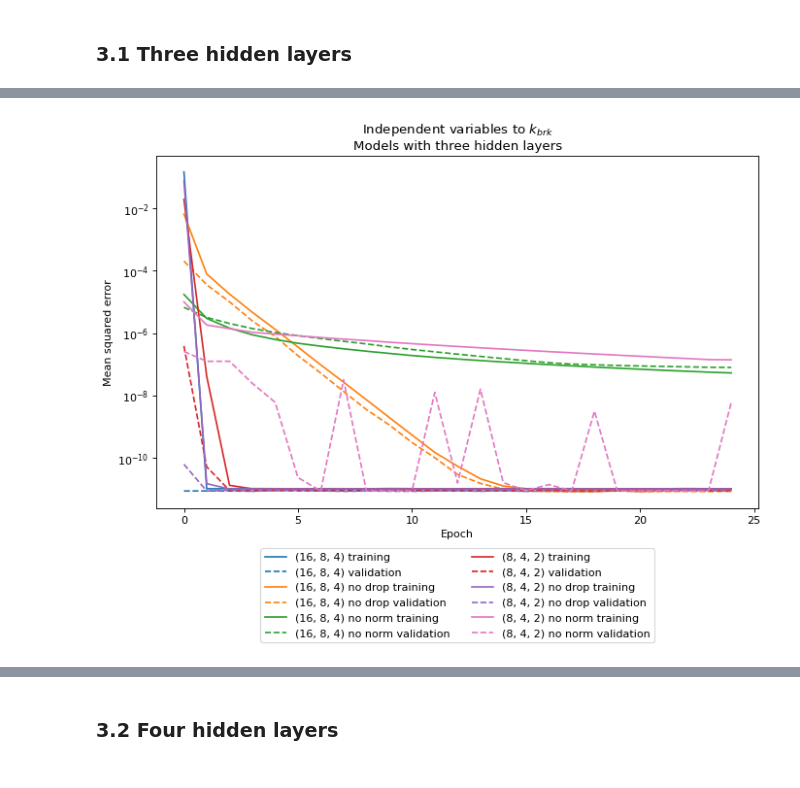
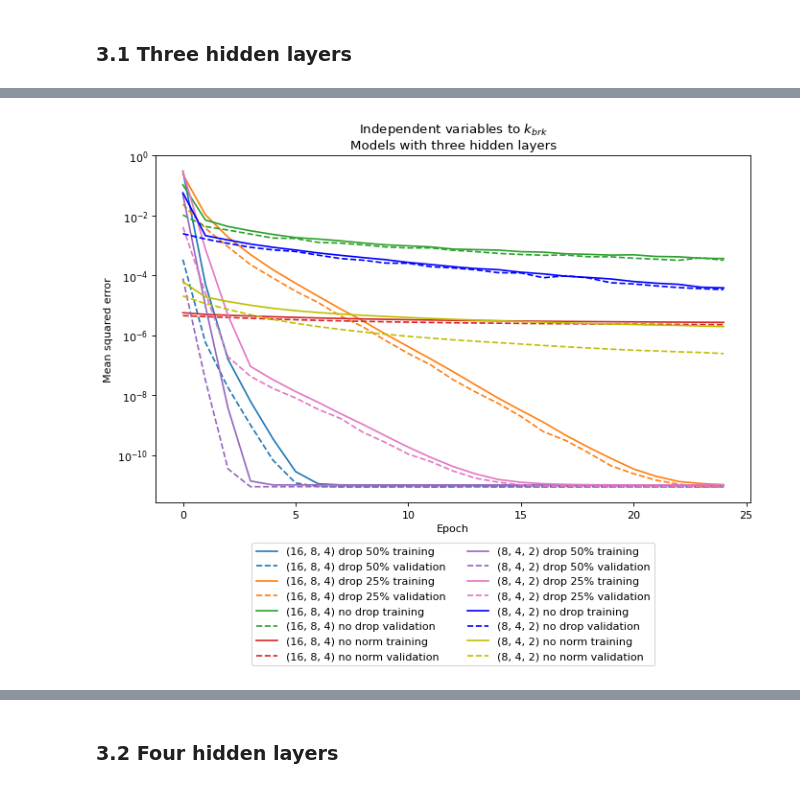
Before and after one commit to vtd9/solar_regression, a Jupyter notebook: hw2.ipynb, the cells around one changed output, grey strips where cells are left out. Drawn from its saved outputs; the diff is of its cells as text; code cells hidden in the pictures.

Commit message:
test dropouts of 50% and 25%

```diff
--- a/hw2.ipynb
+++ b/hw2.ipynb
@@ -205,16 +200,30 @@ def mult_models(n_in, hidden_dims, n_out, lr, momentum=0.5,
   '''
   models_dict = {}
   for dim in hidden_dims:
-    # Batch norm & dropout
+    # Batch norm & dropout of 50%
     model = Net(n_in, dim, n_out)
     model.apply(init_parameters)
     if opt_sgd:
-      models_dict[str(dim)] = {
+      models_dict[str(dim) + ' drop 50%'] = {
           'model': model,
           'opt' : torch.optim.SGD(model.parameters(), lr=lr,
                                   momentum=momentum, weight_decay=decay)}
     else:
-          models_dict[str(dim)] = {
+          models_dict[str(dim) + ' drop 50%'] = {
+          'model': model,
+          'opt': torch.optim.Adam(model.parameters(),
+                                  lr=lr, weight_decay=decay)}
+
+    # Batch norm & dropout of 25%
+    model = Net(n_in, dim, n_out, p_dropout=0.25)
+    model.apply(init_parameters)
+    if opt_sgd:
+      models_dict[str(dim) + ' drop 25%'] = {
+          'model': model,
+          'opt' : torch.optim.SGD(model.parameters(), lr=lr,
+                                  momentum=momentum, weight_decay=decay)}
+    else:
+          models_dict[str(dim) + ' drop 25%'] = {
           'model': model,
           'opt': torch.optim.Adam(model.parameters(),
                                   lr=lr, weight_decay=decay)}
@@ -367,18 +370,7 @@ def get_ending_losses(models, get_valid=True):
       print('{0: <25}'.format(key),
             'training loss: {:.3e}'.format(value['result'][0][-1]))
 
-def r2(yhat, y):
-  '''
-  Calculate the coefficient of determination for a set of predictions and
-  labels.
-  '''
-  sum_squared_regression = torch.sum((y - yhat)**2)
-  mean_y = torch.mean(y)
-  total_sum_squares = torch.sum((y - mean_y)**2)
-  return (1 - sum_squared_regression/total_sum_squares).mean()
-
-def plot_mult_models(models, epochs,
-                     xlabel='Epoch', ylabel='Mean squared error',
+def plot_mult_models(models, xlabel='Epoch', ylabel='Mean squared error',
                      yscale='log', title='', train_index=0, valid_index=1,
                      result_key='result', train_append=' training',
                      valid_append=' validation', train_style='-',
@@ -388,11 +380,11 @@ def plot_mult_models(models, epochs,
   validation results.
   '''
   colors=itertools.cycle(('tab:blue', 'tab:orange', 'tab:green', 'tab:red',
-                        'tab:purple', 'tab:pink',
-                        'b', 'g', 'r', 'y', 'c', 'm', 'k',
-                        'tab:gray', 'tab:olive'))
+                          'tab:purple', 'tab:pink','b', 'y', 'c', 'm', 'k',
+                          'tab:gray', 'tab:olive'))
   for key, value in models.items():
     color = next(colors)
+    epochs = value[result_key][0].shape[0]
     # Plot training performance
     plt.plot(np.arange(epochs),
         value[result_key][train_index], train_style,
@@ -421,7 +413,7 @@ mse = nn.MSELoss(reduction='mean') # default reduction
 ### 3.1 Three hidden layers
 # %%
 # Create container to store models, optimizers, & results in
-models3 = mult_models(len(indep_vars), [(16, 8, 4), (8, 4, 2)], 1, 0.1)
+models3 = mult_models(len(indep_vars), [(16, 8, 4), (8, 4, 2)], 1, lr=0.01)
 
 # Train
 train_mult_models(models3, train_loader_indep, valid_loader_indep, mse, 25)
@@ -463,9 +442,9 @@ get_ending_losses(models3)
 # %%
 # Plot on log scale
-plot_mult_models(models3, 25,
+plot_mult_models(models3,
                  title='Independent variables to $k_{brk}$'
                  + '\nModels with three hidden layers')
 # %% [output]
-[figure, old version]
+[figure, new version]
 # %%
 # Plot on linear scale
```
Also changed, not shown: parts of 29 cells of this notebook.
